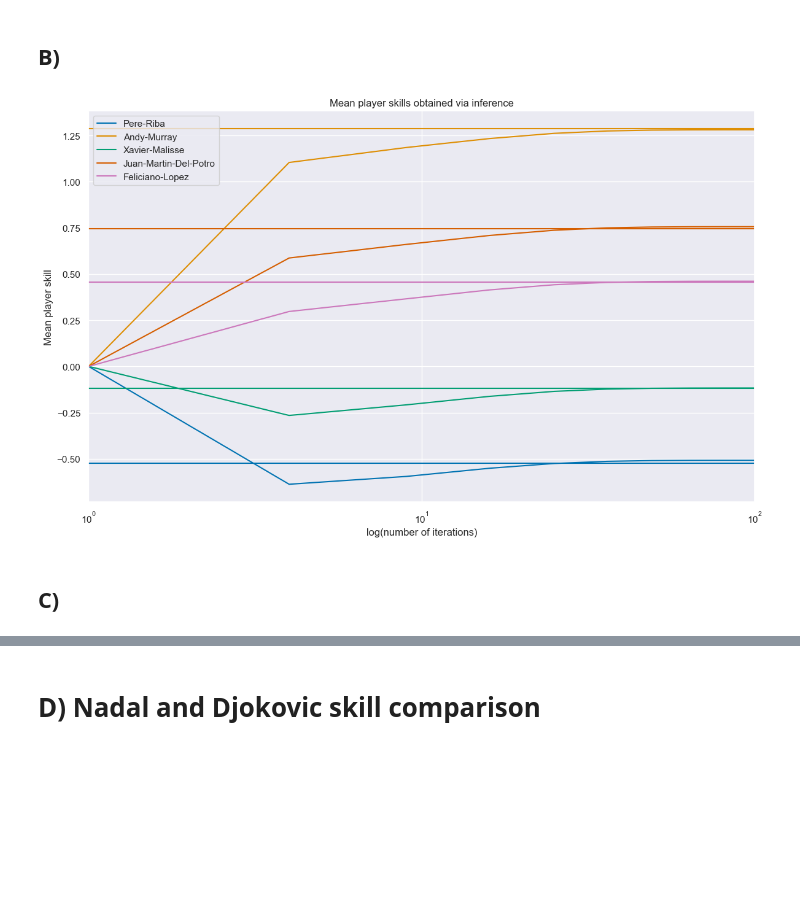
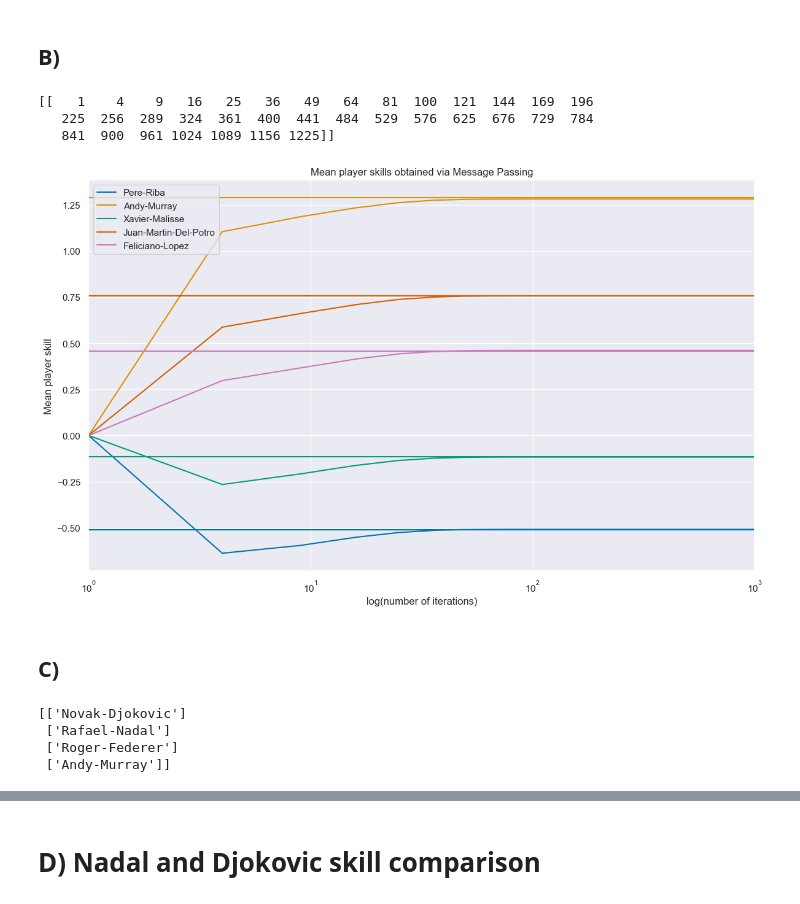
Before and after one commit to ofs416/Probabilistic_Machine_Learning, a Jupyter notebook: Coursework2/coursework2.ipynb, the cells around one changed output, grey strips where cells are left out. Saved outputs shown, nothing was run; the diff lists cells and outputs as text; code cells hidden in the pictures; blank space fills up the shorter version.

```diff
--- a/Coursework2/coursework2.ipynb
+++ b/Coursework2/coursework2.ipynb
@@ -50,9 +70,11 @@ np.random.seed(0)
 fig, axes = plt.subplots(n_players,figsize=(14,10), tight_layout=True)
 players = np.random.choice(M, size=n_players, replace=False)
 for i in range(n_players):
-    axes[i].plot(skill_samples[players[i], :n_steps].T, label=W[i, 0], linewidth=2.0, color=sns.color_palette('colorblind', 4)[i])
+    axes[i].plot(skill_samples[players[i], 50:15000:10].T, label=W[i, 0], linewidth=2.0, color=sns.color_palette('colorblind', 4)[i])
     axes[i].set_xlim(0, n_steps-1)
     axes[i].set_title(W[players[i],0])
 plt.xlabel('Iteration')
+plt.savefig('Figures/Exa_gibbssampling_comp.png', format="png", dpi=500, bbox_inches="tight")
 plt.show()
+plt.close()
 # %% [output]
@@ -60,7 +82,7 @@ plt.show()
 # %%
 # Code for plotting the autocorrelation function for player p
 player = 0
-n_steps = 40
+n_steps = 20
 
 for index,name in enumerate(W):
     autocor = np.zeros(n_steps)
@@ -71,6 +93,7 @@ plt.title(f'Auto-correlation of all players')
 plt.xlabel('Time Lag');
 plt.ylabel('Auto-correlation')
 plt.xlim(0, n_steps - 1)
+plt.savefig('Figures/Exa_auto.png', format="png", dpi=500, bbox_inches="tight")
 plt.show()
-plt.savefig('Figures/Exa_auto.png', format="png", dpi=500, bbox_inches="tight")
+plt.close()
 # %% [output]
@@ -79,15 +100,0 @@ plt.savefig('Figures/Exa_auto.png', format="png", dpi=500, bbox_inches="tight")
-# %%
-n_steps = 16
-
-autocor = np.zeros([W.shape[0], n_steps])
-for player_id in range(W.shape[0]):
-    for i in range(n_steps):
-        autocor[player_id, i]=pd.Series.autocorr(pd.Series(skill_samples[player_id,:]),lag=i)
-
-
-plt.figure(figsize=(14,8))
-plt.title(f'Auto-correlation of all players')
-ax = sns.heatmap(autocor, vmax=1)
-ax.set_xlabel('Time lag')
-ax.set_ylabel('Player ID')
-plt.savefig('Figures/Exa_auto_all.png', format="png", dpi=500, bbox_inches="tight")
@@ -98,36 +103,50 @@ plt.savefig('Figures/Exa_auto_all.png', format="png", dpi=500, bbox_inches="tigh
 # %% [markdown]
 ## B)
 # %%
-num_iter_sequence = 10
+num_iter_sequence = 35
 
 iterations = (np.indices((num_iter_sequence,)) + 1)**2
 mean_player_skills, precision_player_skills = np.zeros((107, num_iter_sequence)), np.zeros((107, num_iter_sequence))
 for index, num_iterations in enumerate(iterations[0]):
     mean_player_skills[:, index], precision_player_skills[:, index] = eprank(G, M, num_iterations)
+# %%
+print(iterations)
+# %% [output]
+[[   1    4    9   16   25   36   49   64   81  100  121  144  169  196
+   225  256  289  324  361  400  441  484  529  576  625  676  729  784
+   841  900  961 1024 1089 1156 1225]]
 # %%
 n_players=5
 
 np.random.seed(0)
 players = np.random.choice(M, size=n_players, replace=False)
 
 for index, i in enumerate(players):
     plt.plot(iterations.T, mean_player_skills[i, ], color=sns.color_palette('colorblind', n_players)[index])
-    plt.axhline(y=skill_samples[i,100:1100].mean(), linestyle='-', color=sns.color_palette('colorblind', n_players)[index], label = W[i,0])
-    plt.xlim(1, 100)
+    plt.axhline(y=skill_samples[i,50:15000:10].mean(), linestyle='-', color=sns.color_palette('colorblind', n_players)[index], label = W[i,0])
+    plt.xlim(1, 1000)
     plt.xscale('log')
-    plt.title('Mean player skills obtained via inference')
+    plt.title('Mean player skills obtained via Message Passing')
     plt.xlabel('log(number of iterations)')
     plt.ylabel('Mean player skill')
 plt.legend()
+plt.savefig('Figures/Exb_mp_iter.png', format="png", dpi=500, bbox_inches="tight")
 plt.show()
+plt.close()
 # %% [output]
-[figure, old version]
+[figure, new version]
 # %% [markdown]
 ## C)
 # %%
 names = W[[15, 0, 4, 10],]
+print(names)
 skill = mean_player_skills[[15, 0, 4, 10], -1]
 precision = precision_player_skills[[15, 0, 4, 10], -1]
+# %% [output]
+[['Novak-Djokovic']
+ ['Rafael-Nadal']
+ ['Roger-Federer']
+ ['Andy-Murray']]
 # %%
 skill_prob, win_prob = np.zeros((4,4)), np.zeros((4,4))           # 0, 4, 10, 15 index of top four players
 # %%
```
Also changed, not shown: parts of 10 cells of this notebook, 6 other files.
